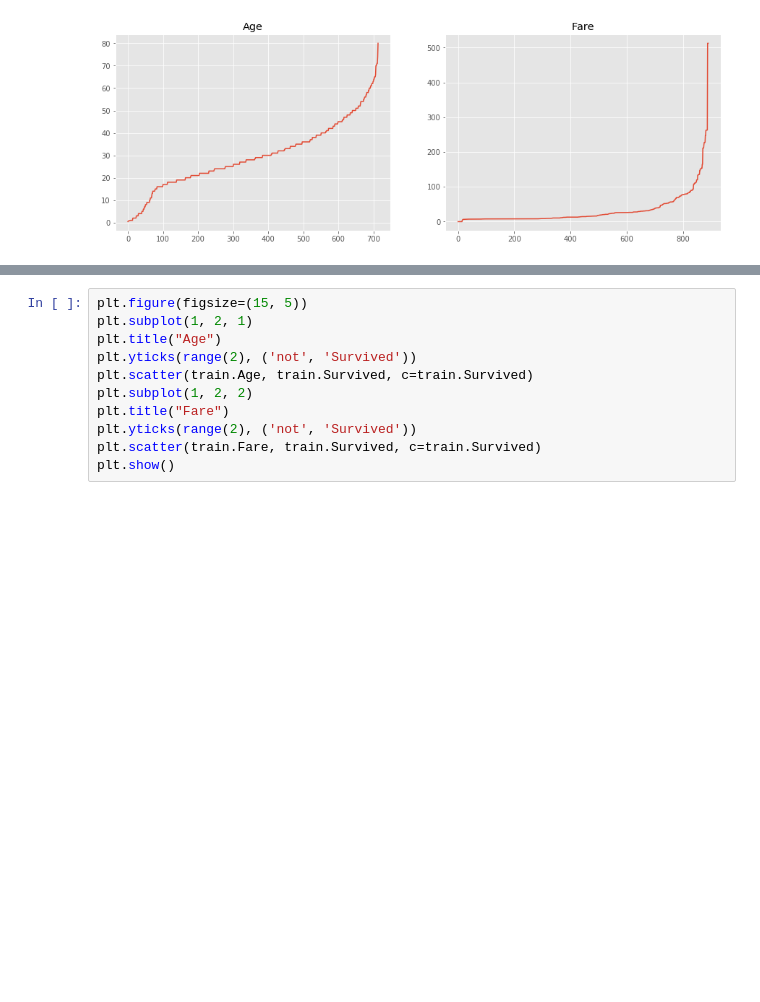
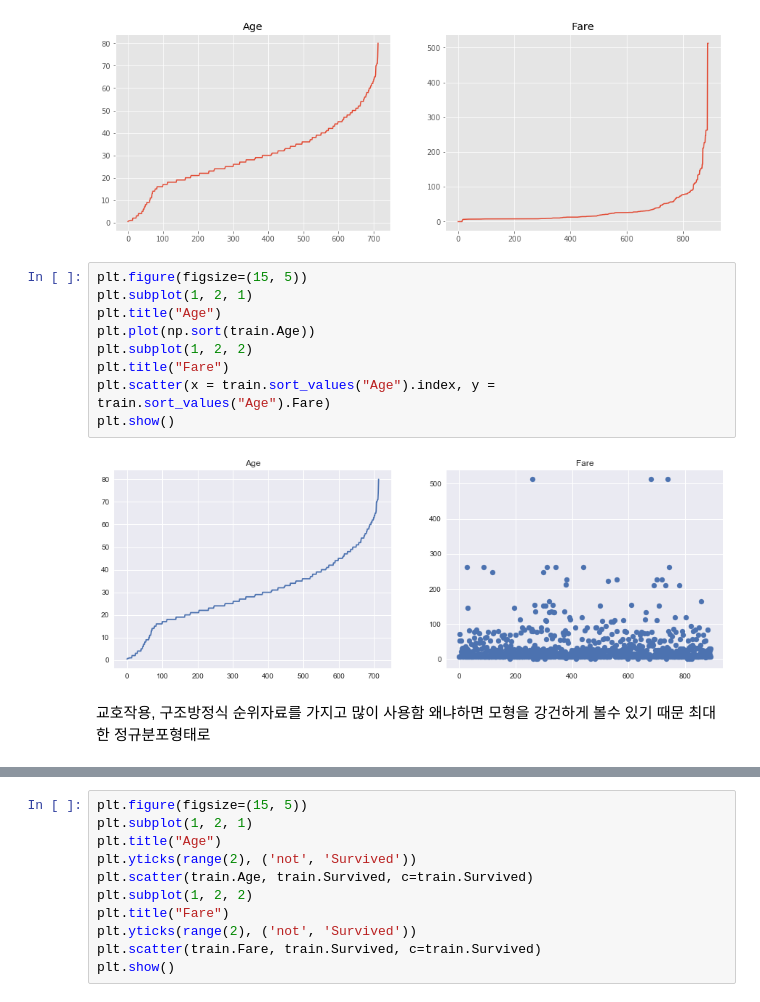
Before and after one commit to DSS-MSY/STUDY, a Jupyter notebook: EDA/titanic/Jee-hun Park EDA titanic.ipynb, the cells around one changed output, grey strips where cells are left out. Drawn from its saved outputs; the diff is of its cells as text; blank space fills up the shorter version.

```diff
--- a/EDA/titanic/Jee-hun Park EDA titanic.ipynb
+++ b/EDA/titanic/Jee-hun Park EDA titanic.ipynb
@@ -86,3 +86,18 @@ plt.plot(np.sort(train.Fare))
 plt.show()
 # %% [output]
 [figure]
+# %%
+plt.figure(figsize=(15, 5))
+plt.subplot(1, 2, 1)
+plt.title("Age")
+plt.plot(np.sort(train.Age))
+plt.subplot(1, 2, 2)
+plt.title("Fare")
+plt.scatter(x = train.sort_values("Age").index, y = train.sort_values("Age").Fare)
+plt.show()
+# %% [output]
+[figure, added]
+# %% [markdown]
+교호작용, 구조방정식
+순위자료를 가지고 많이 사용함 왜냐하면 모형을 강건하게 볼수 있기 때문
+최대한 정규분포형태로
```
Also changed, not shown: parts of 3 cells of this notebook.
